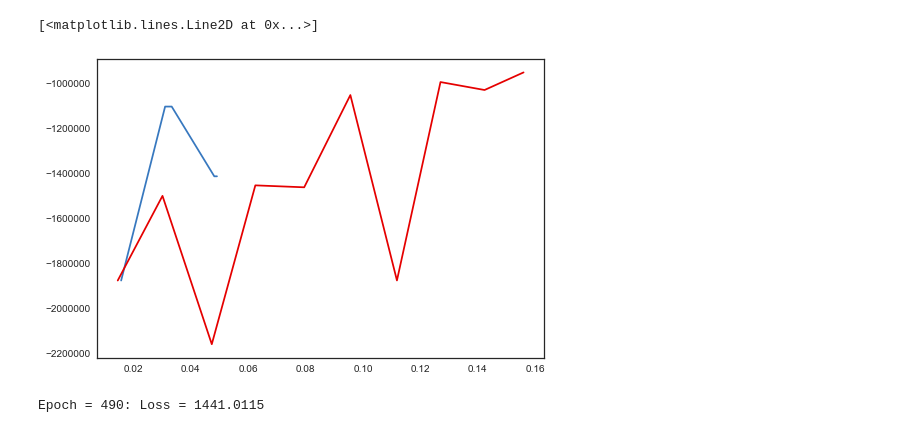
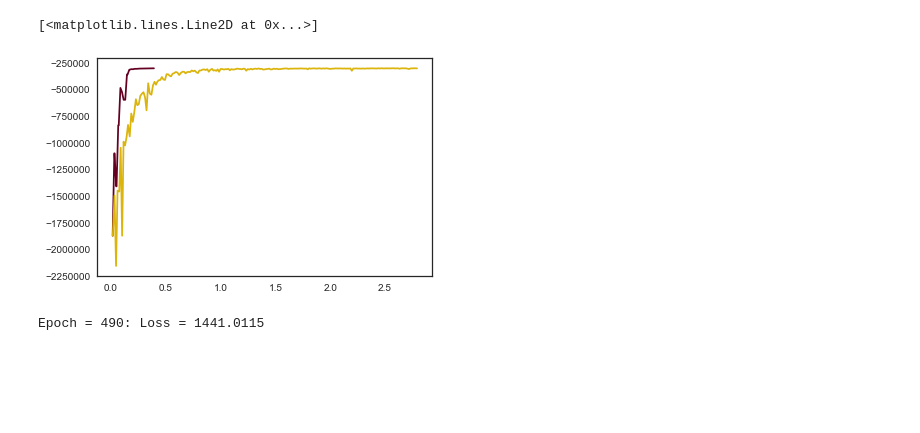
Before and after one commit to sevvi/uai-experiments, a Jupyter notebook: uai-general-reparam-gradient.ipynb, the cells around one changed output. Drawn from its saved outputs; the diff is of its cells as text; code cells hidden in the pictures; blank space fills up the shorter version.

```diff
--- a/uai-general-reparam-gradient.ipynb
+++ b/uai-general-reparam-gradient.ipynb
@@ -251,7 +251,7 @@ class Inference(object):
 N = 1000
 D = 100
 batch_size = 1000
-epochs = 10
+epochs = 200
 samples = 1
 learning_rate = 0.1
 seed = 111
@@ -282,5 +282,5 @@ Epoch = 000: Loss = 1875730.113
 [<matplotlib.lines.Line2D at 0x...>]
-[figure, old version]
+[figure, new version]
 # %%
 
 def log_density(x):
```
Also changed, not shown: parts of 3 cells of this notebook.
